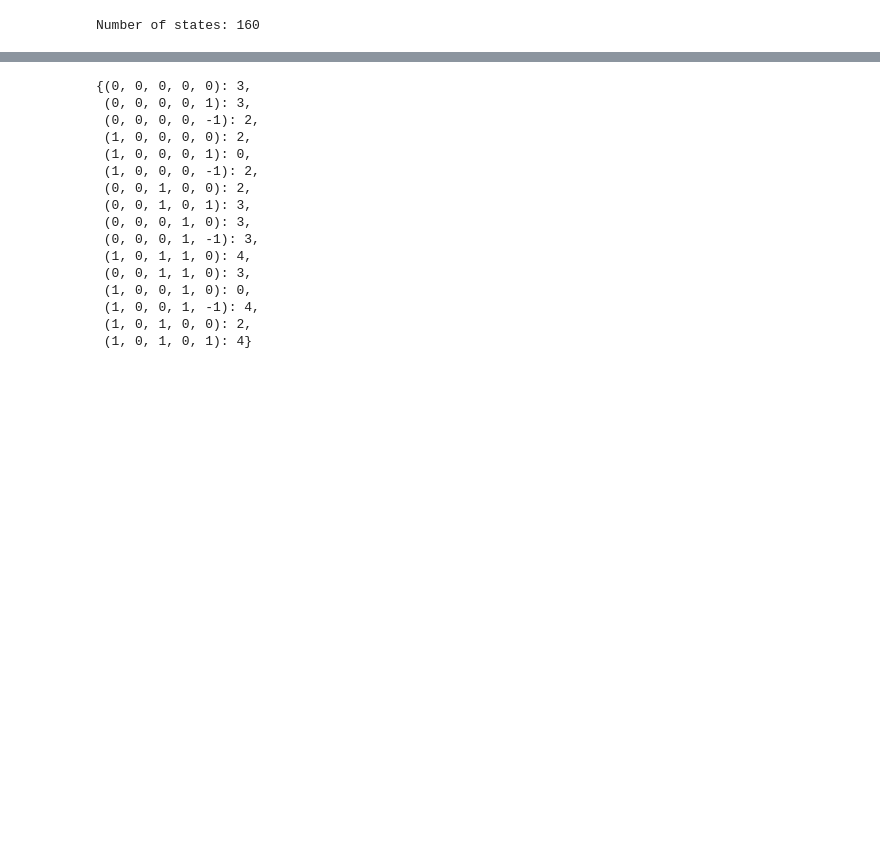
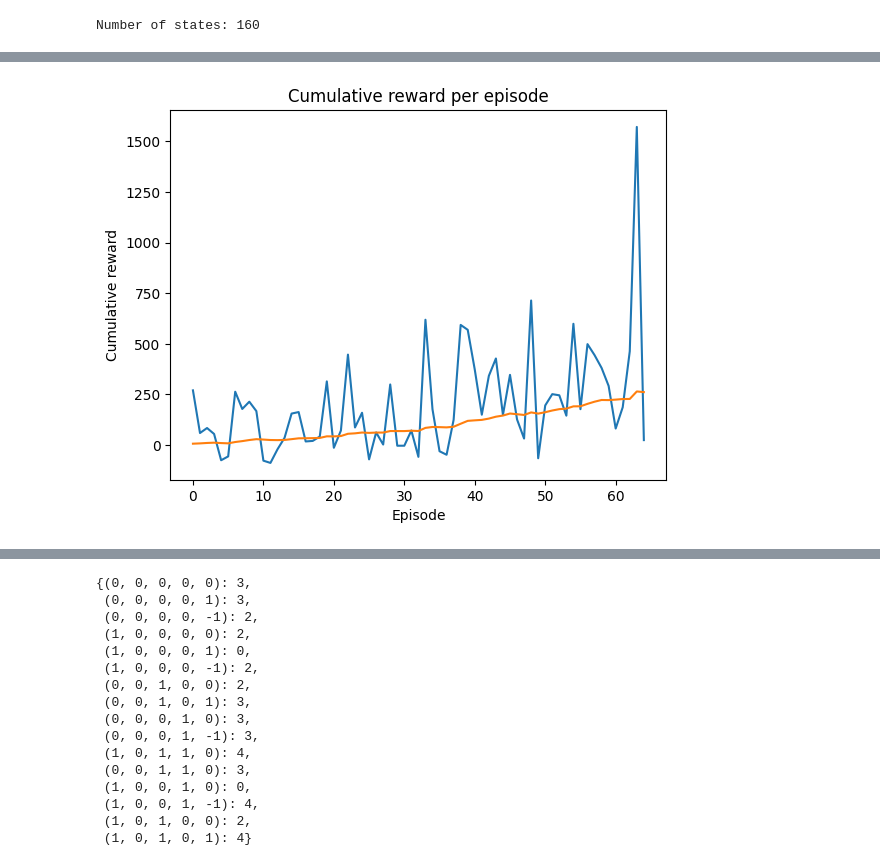
Before and after one commit to ontenkutsenko/RL_Autonomous_Driving, a Jupyter notebook: Individual Notebooks/mateus_testing.ipynb, the cells around one changed output, grey strips where cells are left out. Saved outputs shown, nothing was run; the diff lists cells and outputs as text; code cells hidden in the pictures; blank space fills up the shorter version.

```diff
--- a/Individual Notebooks/mateus_testing.ipynb
+++ b/Individual Notebooks/mateus_testing.ipynb
@@ -1098,3 +1249,7 @@ KeyboardInterrupt:
+# %%
+Q.plot_rewards_history(relative=False, smoothing=40)
+# %% [output]
+[figure, added]
 # %%
 Q.plot_rewards_history(relative=False, smoothing=40)
 # %% [output]
```
Also changed, not shown: parts of 23 cells of this notebook, 19 other files.
